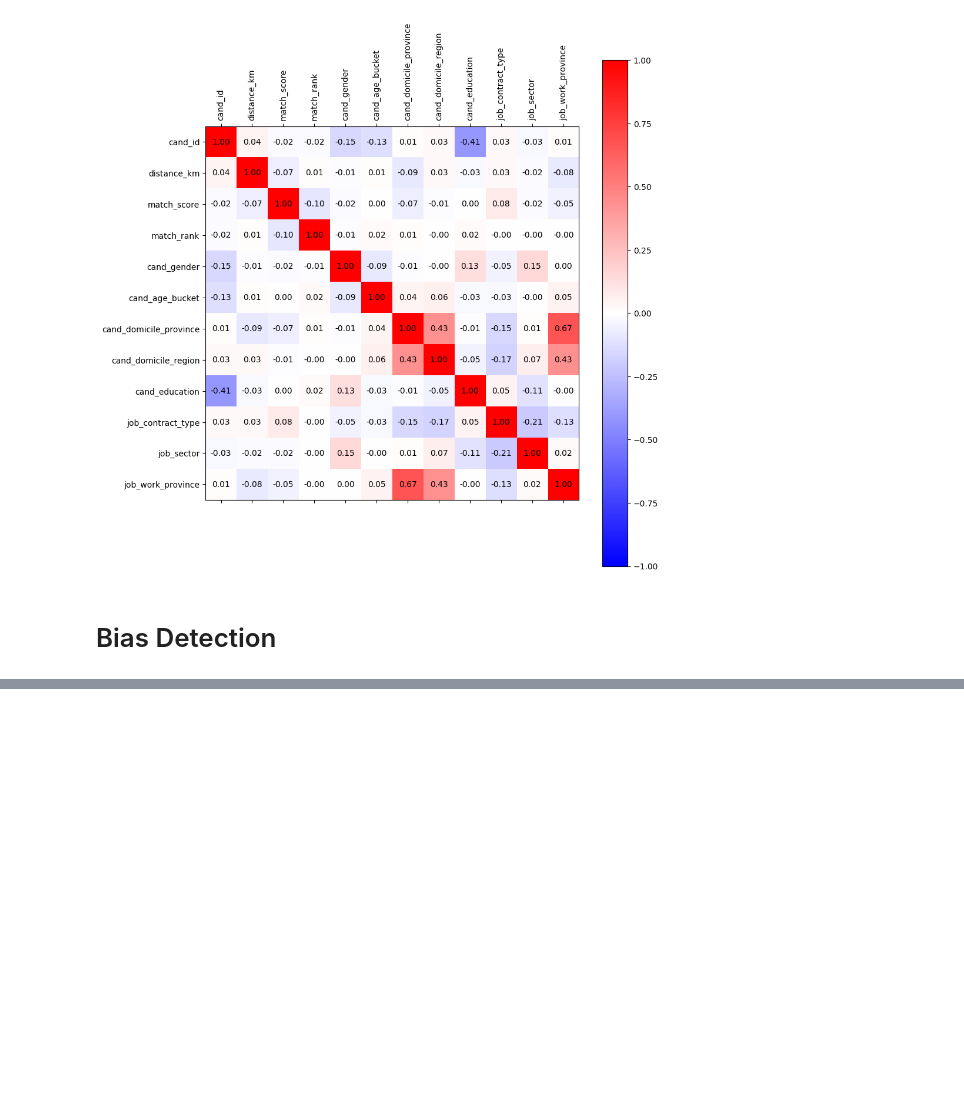
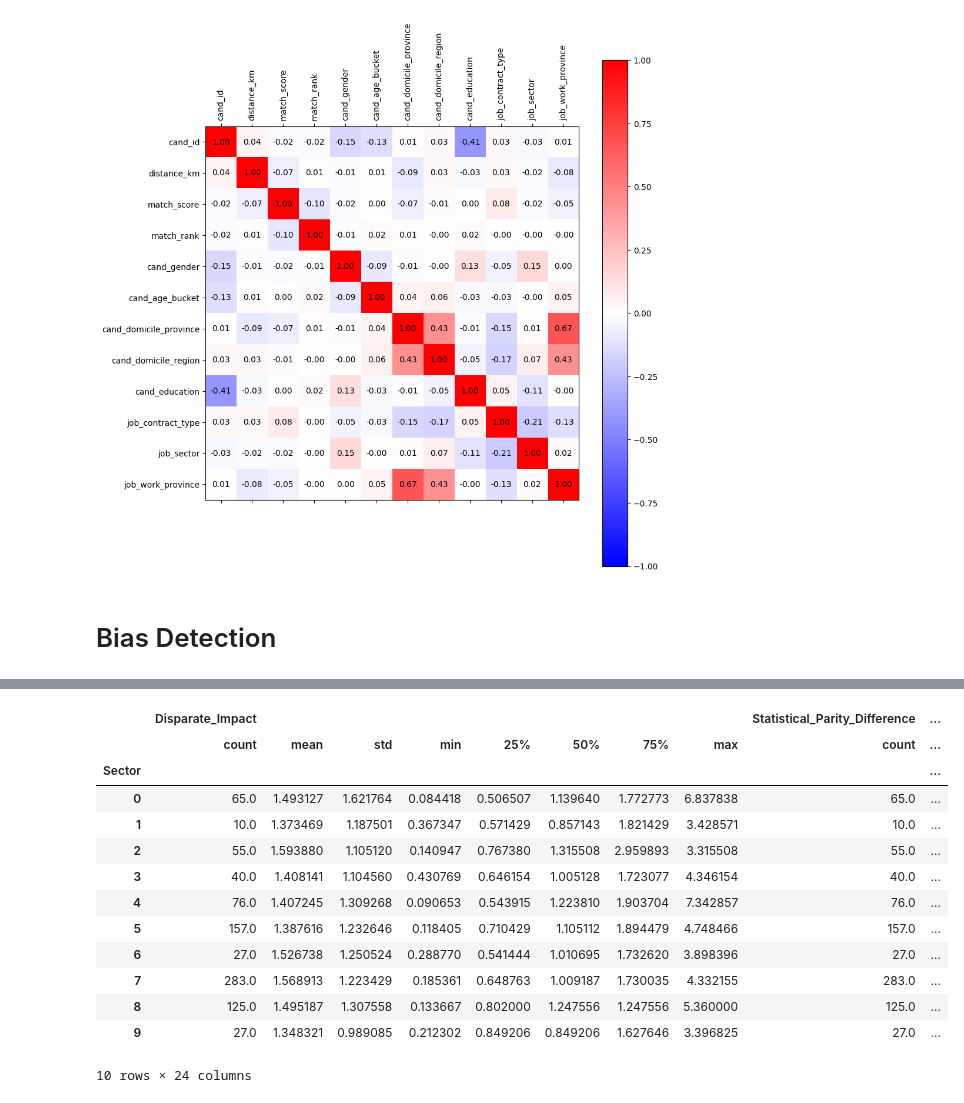
Before and after one commit to lorenzo-massa/Bias-Detection-Mitigation, a Jupyter notebook: bias_detection.ipynb, the cells around one changed output, grey strips where cells are left out. Saved outputs shown, nothing was run; the diff lists cells and outputs as text; code cells hidden in the pictures; blank space fills up the shorter version.

```diff
--- a/bias_detection.ipynb
+++ b/bias_detection.ipynb
@@ -163,0 +88,17 @@ sector
+# %%
+f.show_bias(df_processed, "cand_age_bucket", 1)
+# %% [output]
+|  | Disparate_Impact |  |  |  |  |  |  |  | Statistical_Parity_Difference | ... |
+|  | count | mean | std | min | 25% | 50% | 75% | max | count | ... |
+| Sector |  |  |  |  |  |  |  |  |  | ... |
+| 0 | 65.0 | 1.493127 | 1.621764 | 0.084418 | 0.506507 | 1.139640 | 1.772773 | 6.837838 | 65.0 | ... |
+| 1 | 10.0 | 1.373469 | 1.187501 | 0.367347 | 0.571429 | 0.857143 | 1.821429 | 3.428571 | 10.0 | ... |
+| 2 | 55.0 | 1.593880 | 1.105120 | 0.140947 | 0.767380 | 1.315508 | 2.959893 | 3.315508 | 55.0 | ... |
+| 3 | 40.0 | 1.408141 | 1.104560 | 0.430769 | 0.646154 | 1.005128 | 1.723077 | 4.346154 | 40.0 | ... |
+| 4 | 76.0 | 1.407245 | 1.309268 | 0.090653 | 0.543915 | 1.223810 | 1.903704 | 7.342857 | 76.0 | ... |
+| 5 | 157.0 | 1.387616 | 1.232646 | 0.118405 | 0.710429 | 1.105112 | 1.894479 | 4.748466 | 157.0 | ... |
+| 6 | 27.0 | 1.526738 | 1.250524 | 0.288770 | 0.541444 | 1.010695 | 1.732620 | 3.898396 | 27.0 | ... |
+| 7 | 283.0 | 1.568913 | 1.223429 | 0.185361 | 0.648763 | 1.009187 | 1.730035 | 4.332155 | 283.0 | ... |
+| 8 | 125.0 | 1.495187 | 1.307558 | 0.133667 | 0.802000 | 1.247556 | 1.247556 | 5.360000 | 125.0 | ... |
+| 9 | 27.0 | 1.348321 | 0.989085 | 0.212302 | 0.849206 | 0.849206 | 1.627646 | 3.396825 | 27.0 | ... |
+10 rows × 24 columns
```
Also changed, not shown: parts of 8 cells of this notebook, 1 other file.
